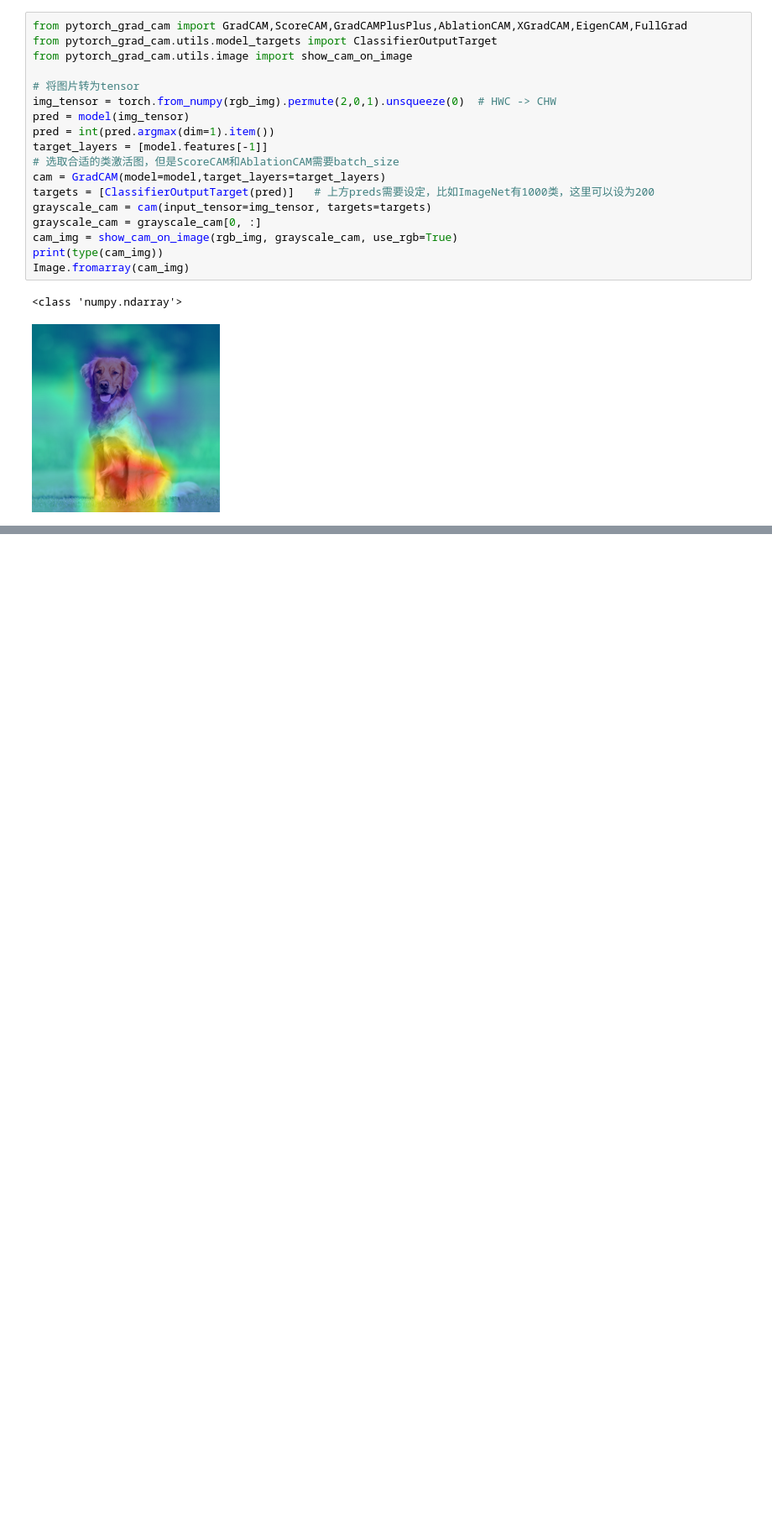
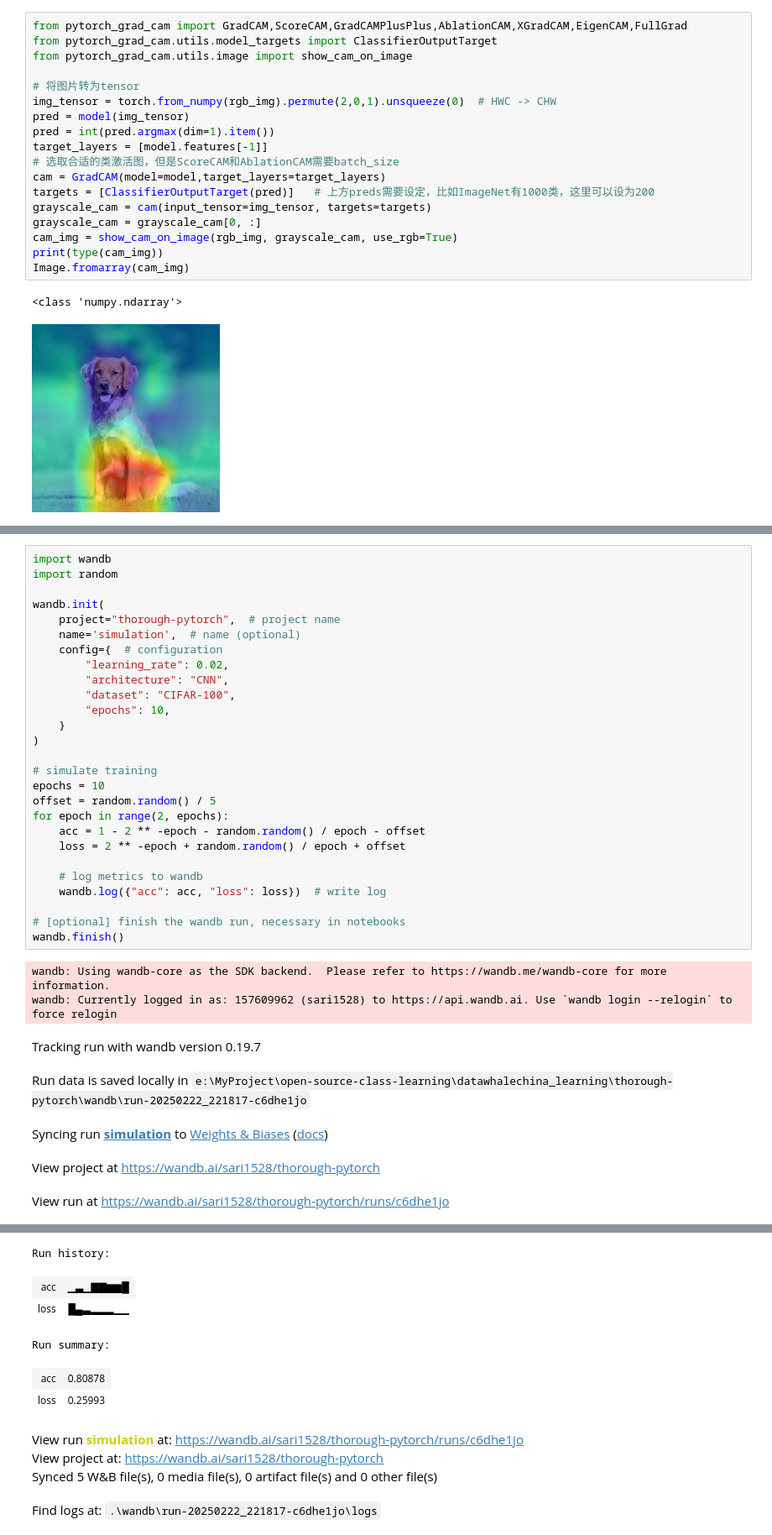
Before and after one commit to chengyingshe/open-source-class-learning, a Jupyter notebook: datawhalechina_learning/thorough-pytorch/visualization.ipynb, the cells around one changed output, grey strips where cells are left out. Shown at 84% size. Cells and saved outputs as stored; diff of their text form; blank space fills up the shorter version.

```diff
--- a/datawhalechina_learning/through-pytorch/visualization.ipynb
+++ b/datawhalechina_learning/thorough-pytorch/visualization.ipynb
@@ -111,0 +116,35 @@ Image.fromarray(cam_img)
+# %%
+import wandb
+import random
+
+wandb.init(
+    project="thorough-pytorch",  # project name
+    name='simulation',  # name (optional)
+    config={  # configuration
+        "learning_rate": 0.02,
+        "architecture": "CNN",
+        "dataset": "CIFAR-100",
+        "epochs": 10,
+    }
+)
+
+# simulate training
+epochs = 10
+offset = random.random() / 5
+for epoch in range(2, epochs):
+    acc = 1 - 2 ** -epoch - random.random() / epoch - offset
+    loss = 2 ** -epoch + random.random() / epoch + offset
+
+    # log metrics to wandb
+    wandb.log({"acc": acc, "loss": loss})  # write log
+
+# [optional] finish the wandb run, necessary in notebooks
+wandb.finish()
+# %% [output]
+wandb: Using wandb-core as the SDK backend.  Please refer to https://wandb.me/wandb-core for more information.
+wandb: Currently logged in as: 157609962 (sari1528) to https://api.wandb.ai. Use `wandb login --relogin` to force relogin
+Tracking run with wandb version 0.19.7
+Run data is saved locally in e:\MyProject\open-source-class-learning\datawhalechina_learning\thorough-pytorch\wandb\run-20250222_221817-c6dhe1jo
+Syncing run simulation to Weights & Biases (docs)
+View project at https://wandb.ai/sari1528/thorough-pytorch
+View run at https://wandb.ai/sari1528/thorough-pytorch/runs/c6dhe1jo
@@ -111,0 +152,10 @@ Image.fromarray(cam_img)
+Run history:
+| acc | ▁▃▁▇▇▆▆█ |
+| loss | █▄▃▂▂▂▁▁ |
+Run summary:
+| acc | 0.80878 |
+| loss | 0.25993 |
+View run simulation at: https://wandb.ai/sari1528/thorough-pytorch/runs/c6dhe1jo
+View project at: https://wandb.ai/sari1528/thorough-pytorch
+Synced 5 W&B file(s), 0 media file(s), 0 artifact file(s) and 0 other file(s)
+Find logs at: .\wandb\run-20250222_221817-c6dhe1jo\logs
```
Also changed, not shown: parts of 9 cells of this notebook, 7 other files.
